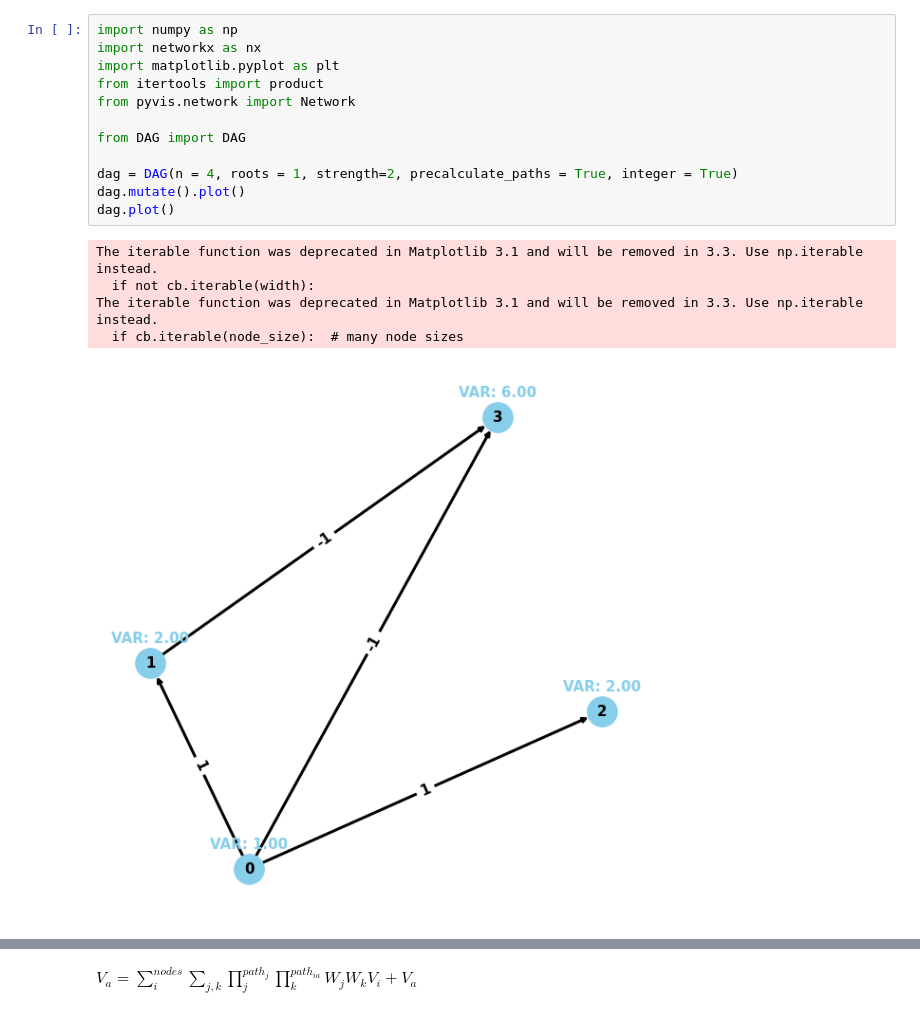
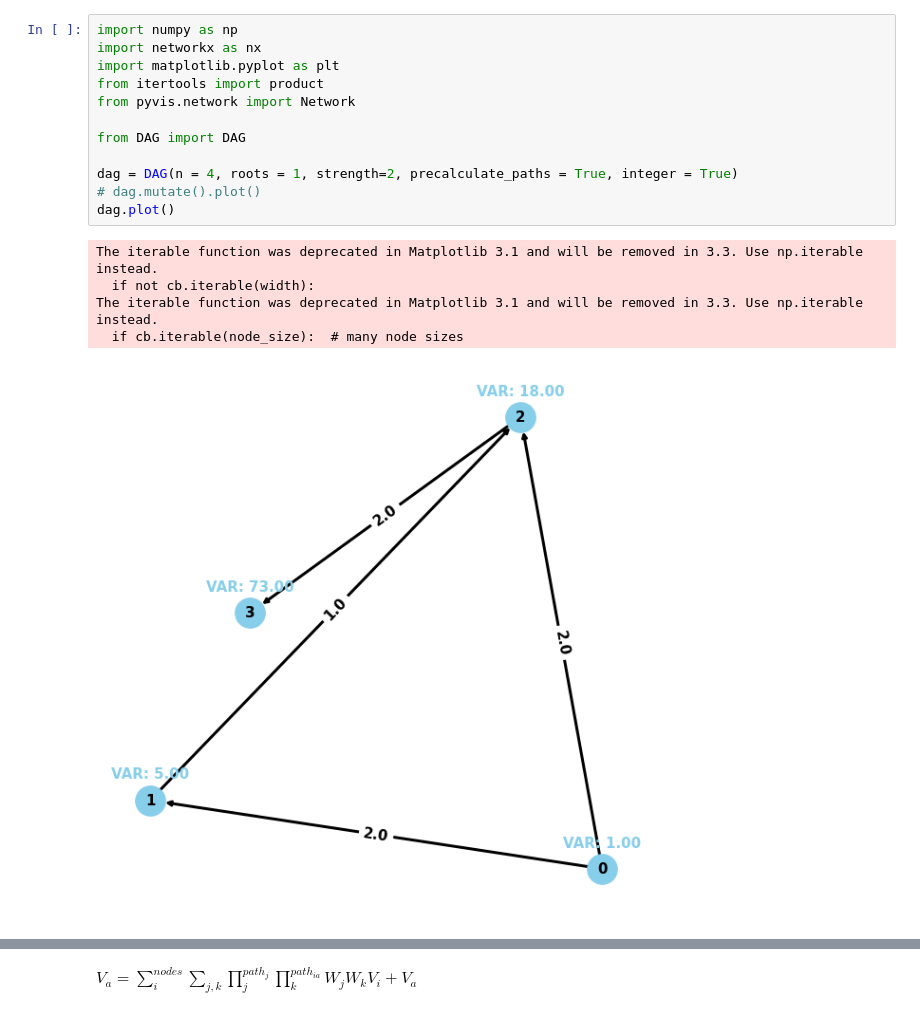
Before and after one commit to JakobSchauser/PUK_softwoods, a Jupyter notebook: Code/dag.ipynb, the cells around one changed output, grey strips where cells are left out. Cells and saved outputs as stored; diff of their text form.

```diff
--- a/Code/dag.ipynb
+++ b/Code/dag.ipynb
@@ -1,18 +1,18 @@
 # %%
 import numpy as np
 import networkx as nx
 import matplotlib.pyplot as plt
 from itertools import product
 from pyvis.network import Network
 
 from DAG import DAG
 
 dag = DAG(n = 4, roots = 1, strength=2, precalculate_paths = True, integer = True)
-dag.mutate().plot()
+# dag.mutate().plot()
 dag.plot()
 # %% [output]
 The iterable function was deprecated in Matplotlib 3.1 and will be removed in 3.3. Use np.iterable instead.
   if not cb.iterable(width):
 The iterable function was deprecated in Matplotlib 3.1 and will be removed in 3.3. Use np.iterable instead.
   if cb.iterable(node_size):  # many node sizes
-[figure, old version]
+[figure, new version]
```
Also changed, not shown: parts of 18 cells of this notebook.
